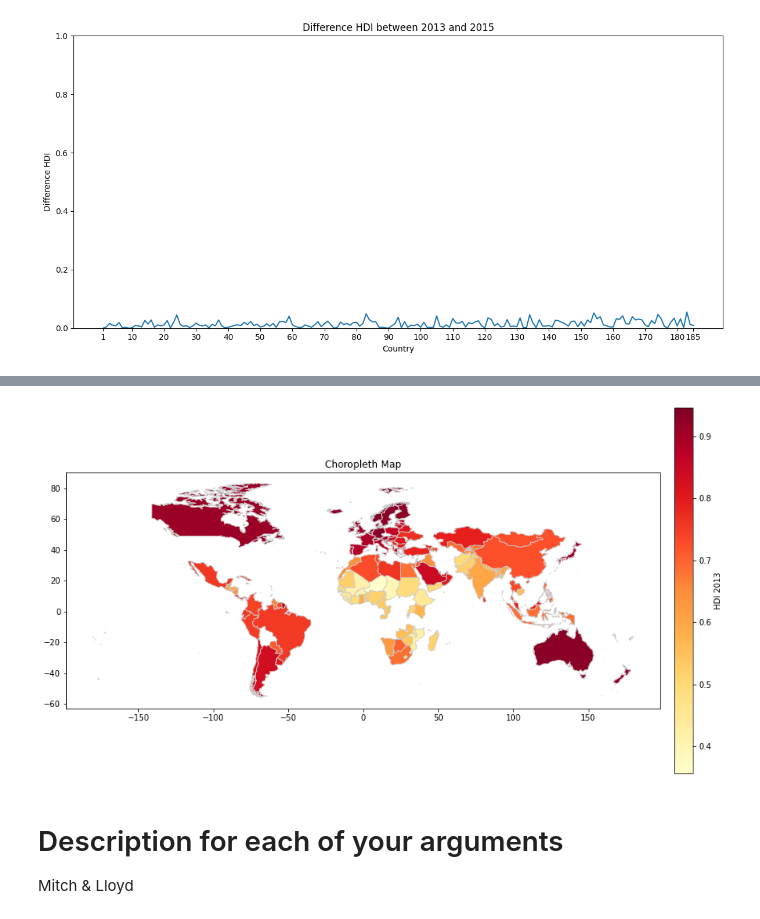
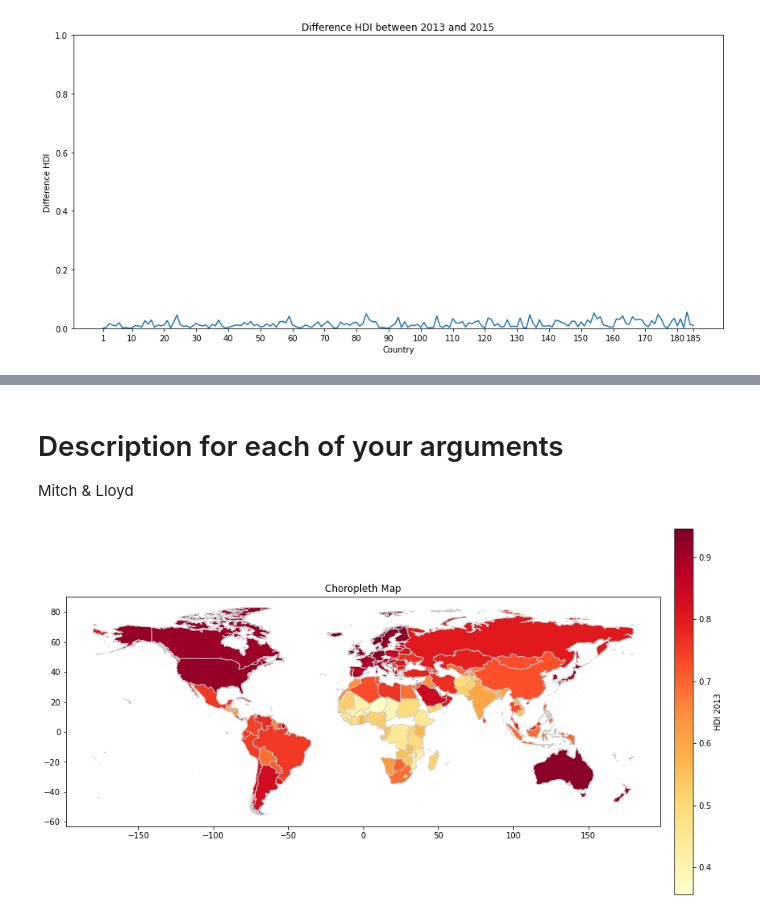
Before and after one commit to Lloydster25/Informatievisualisatie, a Jupyter notebook: Draft.ipynb, the cells around one changed output, grey strips where cells are left out. Saved outputs shown, nothing was run; the diff lists cells and outputs as text; code cells hidden in the pictures.

```diff
--- a/Draft.ipynb
+++ b/Draft.ipynb
@@ -232,37 +226,47 @@ plt.show()
-# %%
-import geopandas as gpd
-import pandas as pd
-import matplotlib.pyplot as plt
-from matplotlib.cm import ScalarMappable
-
-
-# Step 3: Load the shapefile or GeoJSON file
-shapefile_path = 'countries_map/countries.shp'
-shapefile_data = gpd.read_file(shapefile_path)
-
-# Step 4: Load the CSV data
-csv_file_path = 'databases/HDI_GDI_database_new.csv'
-csv_data = pd.read_csv(csv_file_path)
-
-# Step 5: Merge shapefile data with CSV data using country names
-merged_data = shapefile_data.merge(csv_data, left_on='NAME', right_on='Country')
-
-# Step 6: Plot the choropleth map
-fig, ax = plt.subplots(figsize=(16, 12))
-merged_data.plot(column='HDI 2013', cmap='YlOrRd', linewidth=0.8, edgecolor='0.8', legend=False, ax=ax)
-plt.title('Choropleth Map')
-
-# Step 7: Add a colorbar for 'HDI 2013'
-sm = ScalarMappable(cmap='YlOrRd')
-sm.set_array(merged_data['HDI 2013'])
-cbar = plt.colorbar(sm, orientation='vertical', pad=0.02, shrink=0.7)
-cbar.set_label('HDI 2013')
-
-
-# Display the map
-plt.show()
-# %% [output]
-[figure, removed]
 # %% [markdown]
 # Description for each of your arguments
 Mitch & Lloyd
+# %%
+import geopandas as gpd
+import pandas as pd
+import matplotlib.pyplot as plt
+from matplotlib.cm import ScalarMappable
+
+# Step 3: Load the shapefile or GeoJSON file
+shapefile_path = 'countries_map/countries.shp'
+shapefile_data = gpd.read_file(shapefile_path)
+
+# Step 4: Load the CSV data
+csv_file_path = 'databases/HDI_GDI_database_new.csv'
+csv_data = pd.read_csv(csv_file_path)
+
+# Renaming Countries in shapefile data that they match to our .csv file
+shapefile_data.loc[shapefile_data['NAME'] == 'United States of America', 'NAME'] = 'United States'
+shapefile_data.loc[shapefile_data['NAME'] == 'Russia', 'NAME'] = 'Russian Federation'
+shapefile_data.loc[shapefile_data['NAME'] == 'Dem. Rep. Congo', 'NAME'] = 'Congo (Democratic Republic of the)'
+shapefile_data.loc[shapefile_data['NAME'] == 'Iran', 'NAME'] = 'Iran (Islamic Republic of)'
+shapefile_data.loc[shapefile_data['NAME'] == 'Tanzania', 'NAME'] = 'Tanzania (United Republic of)'
+shapefile_data.loc[shapefile_data['NAME'] == 'South Korea', 'NAME'] = 'Korea (Republic of)'
+shapefile_data.loc[shapefile_data['NAME'] == 'Venezuela', 'NAME'] = 'Venezuela (Bolivarian Republic of)'
+shapefile_data.loc[shapefile_data['NAME'] == 'Bolivia', 'NAME'] = 'Bolivia (Plurinational State of)'
+shapefile_data.loc[shapefile_data['NAME'] == 'Venezuela', 'NAME'] = 'Venezuela (Bolivarian Republic of)'
+shapefile_data.loc[shapefile_data['NAME'] == 'Laos', 'NAME'] = "Lao People's Democratic Republic"
+
+# Step 5: Merge shapefile data with CSV data using country names
+merged_data = shapefile_data.merge(csv_data, left_on='NAME', right_on='Country', how='left')
+
+# Step 6: Plot the choropleth map
+fig, ax = plt.subplots(figsize=(16, 12))
+merged_data.plot(column='HDI 2013', cmap='YlOrRd', linewidth=0.8, edgecolor='0.8', legend=False, ax=ax)
+plt.title('Choropleth Map')
+
+# Step 7: Add a colorbar for 'HDI 2013'
+sm = ScalarMappable(cmap='YlOrRd')
+sm.set_array(merged_data['HDI 2013'])
+cbar = plt.colorbar(sm, orientation='vertical', pad=0.02, shrink=0.7)
+cbar.set_label('HDI 2013')
+
+# Display the map
+plt.show()
+# %% [output]
+[figure, added]
```
Also changed, not shown: parts of 4 cells of this notebook.
